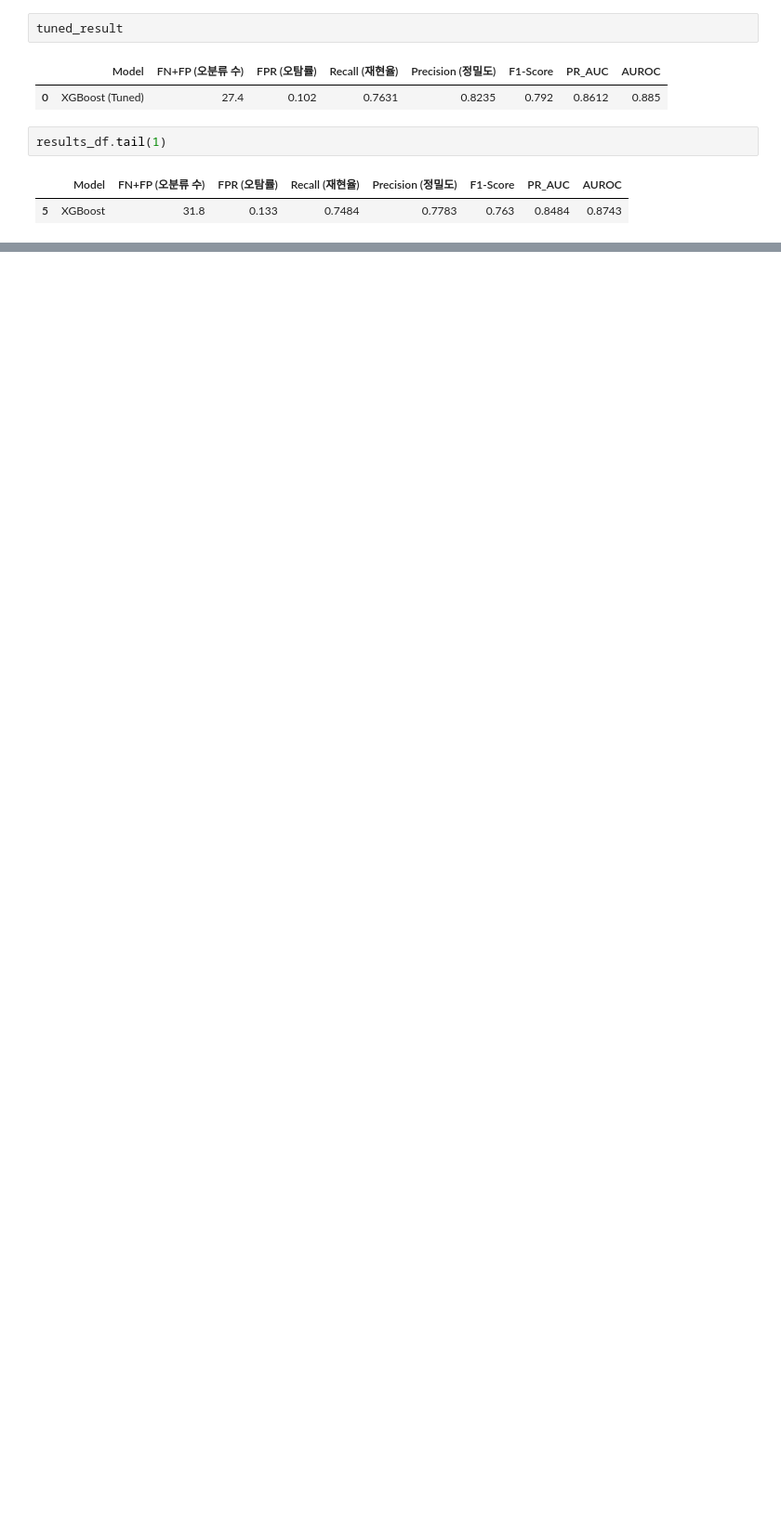
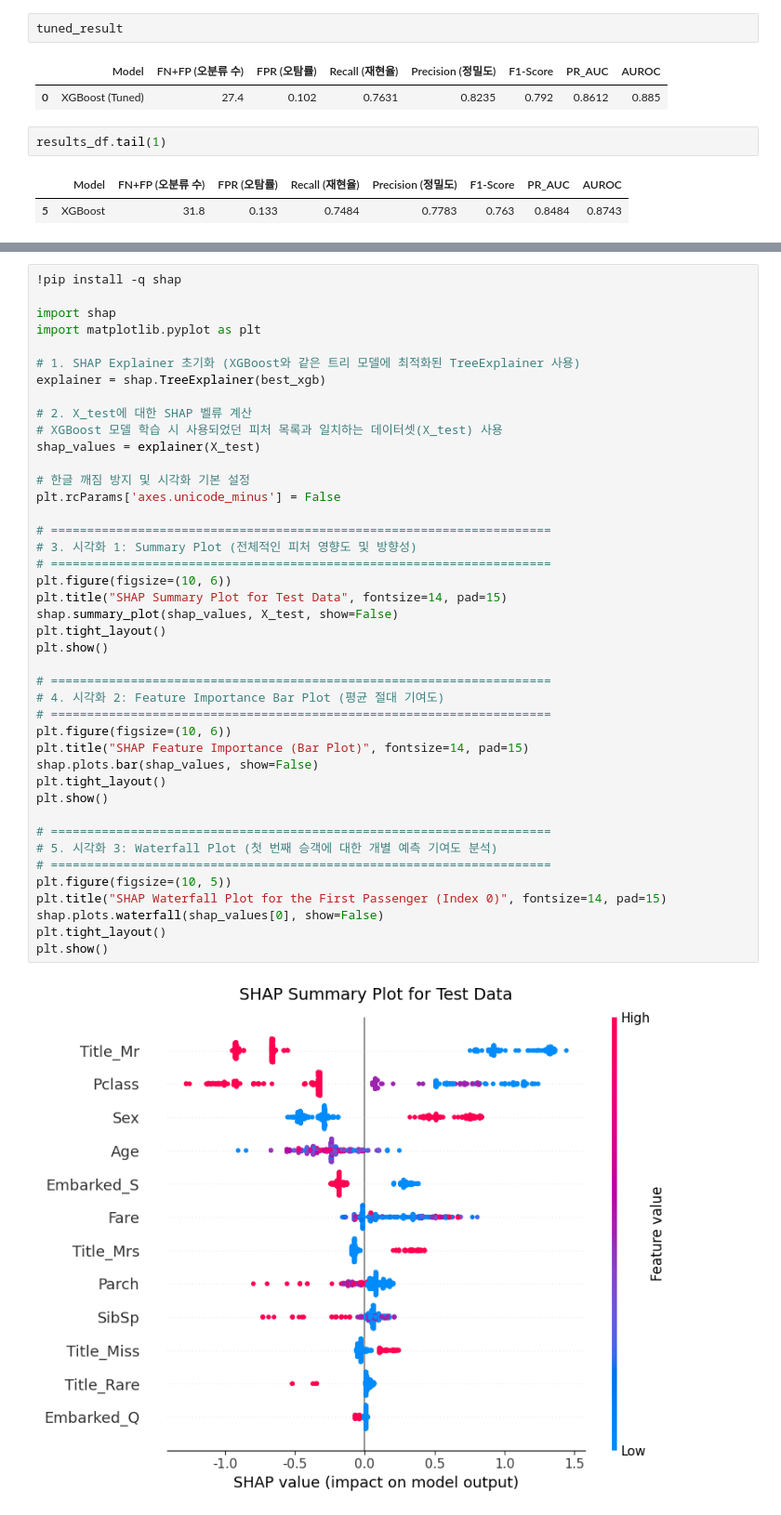
Before and after one commit to ancestor9/2026_Fall_Learning-Langchain-AI-Agent, a Jupyter notebook: excercise/term_project_ml.ipynb, the cells around one changed output, grey strips where cells are left out. Shown at 93% size. Cells and saved outputs as stored; diff of their text form; blank space fills up the shorter version.

```diff
--- a/excercise/term_project_ml.ipynb
+++ b/excercise/term_project_ml.ipynb
@@ -653,0 +791,44 @@ results_df.tail(1)
+# %%
+!pip install -q shap
+
+import shap
+import matplotlib.pyplot as plt
+
+# 1. SHAP Explainer 초기화 (XGBoost와 같은 트리 모델에 최적화된 TreeExplainer 사용)
+explainer = shap.TreeExplainer(best_xgb)
+
+# 2. X_test에 대한 SHAP 벨류 계산
+# XGBoost 모델 학습 시 사용되었던 피처 목록과 일치하는 데이터셋(X_test) 사용
+shap_values = explainer(X_test)
+
+# 한글 깨짐 방지 및 시각화 기본 설정
+plt.rcParams['axes.unicode_minus'] = False
+
+# =====================================================================
+# 3. 시각화 1: Summary Plot (전체적인 피처 영향도 및 방향성)
+# =====================================================================
+plt.figure(figsize=(10, 6))
+plt.title("SHAP Summary Plot for Test Data", fontsize=14, pad=15)
+shap.summary_plot(shap_values, X_test, show=False)
+plt.tight_layout()
+plt.show()
+
+# =====================================================================
+# 4. 시각화 2: Feature Importance Bar Plot (평균 절대 기여도)
+# =====================================================================
+plt.figure(figsize=(10, 6))
+plt.title("SHAP Feature Importance (Bar Plot)", fontsize=14, pad=15)
+shap.plots.bar(shap_values, show=False)
+plt.tight_layout()
+plt.show()
+
+# =====================================================================
+# 5. 시각화 3: Waterfall Plot (첫 번째 승객에 대한 개별 예측 기여도 분석)
+# =====================================================================
+plt.figure(figsize=(10, 5))
+plt.title("SHAP Waterfall Plot for the First Passenger (Index 0)", fontsize=14, pad=15)
+shap.plots.waterfall(shap_values[0], show=False)
+plt.tight_layout()
+plt.show()
+# %% [output]
+[figure, added]
```
Also changed, not shown: parts of 4 cells of this notebook.
